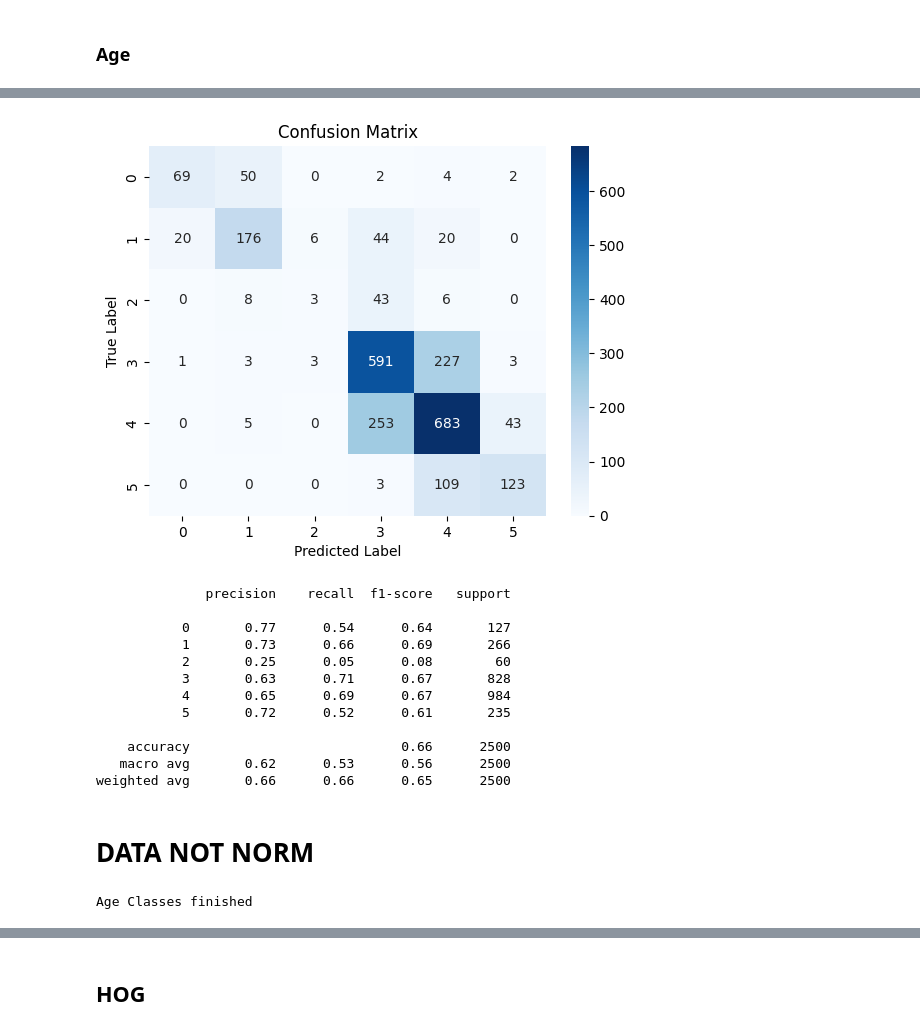
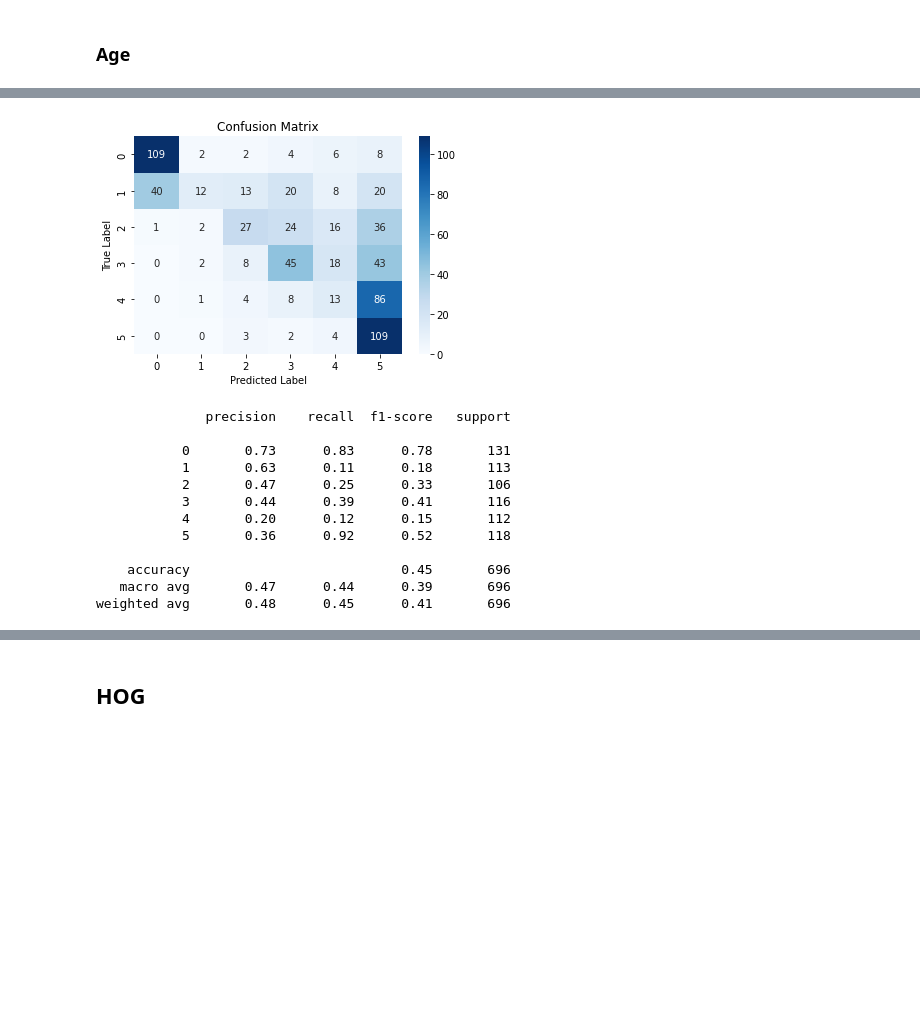
Before and after one commit to ASobreira/Advanced-Machine-Learning, a Jupyter notebook: Project/Project/only_cnn.ipynb, the cells around one changed output, grey strips where cells are left out. Drawn from its saved outputs; the diff is of its cells as text; code cells hidden in the pictures; blank space fills up the shorter version.

```diff
--- a/Project/Project/only_cnn.ipynb
+++ b/Project/Project/only_cnn.ipynb
@@ -285,0 +182,2 @@ https://gist.github.com/mwaskom/de44147ed2974457ad6372750bbe5751
+# %%
+age_categories = to_categorical(y_age_classes, num_classes=6)
@@ -411,7 +327,13 @@ weighted avg       0.89      0.89      0.89      2500
 # %% [markdown]
 ### Age
 # %%
-X_train, X_test, y_train, y_test = train_test_split(X, age_categories, test_size = 0.2, shuffle = True)
+X_train, X_test, y_train, y_test = train_test_split(X_age_classes, age_categories, test_size = 0.2, shuffle = True)
+# %%
+X_train = np.asarray(X_train)
+y_train = np.asarray(y_train)
+
+X_test = np.asarray(X_test)
+y_test = np.asarray(y_test)
 # %%
 model = CNN((200,200,3), 6, 'softmax')
 # %% [output]
@@ -439,6 +361,6 @@ model.compile(loss='categorical_crossentropy',
 
 history_base_age = model.fit(X_train, y_train,
         batch_size=32,
-        epochs=25,
+        epochs=20,
         validation_data=(X_test, y_test),)
 # %% [output]
@@ -462,3 +371,3 @@ Epoch 25/25
 # %%
-prediction_metrics_age(model, X_test, y_test, age_classes)
+prediction_metrics_age(model, X_test, y_test, y_age_classes)
 # %% [output]
@@ -467,15 +376,13 @@ MCC:  0.507577593192628
-[figure, old version]
+[figure, new version]
               precision    recall  f1-score   support
 
-           0       0.77      0.54      0.64       127
-           1       0.73      0.66      0.69       266
-           2       0.25      0.05      0.08        60
-           3       0.63      0.71      0.67       828
-           4       0.65      0.69      0.67       984
-           5       0.72      0.52      0.61       235
+           0       0.73      0.83      0.78       131
+           1       0.63      0.11      0.18       113
+           2       0.47      0.25      0.33       106
+           3       0.44      0.39      0.41       116
+           4       0.20      0.12      0.15       112
+           5       0.36      0.92      0.52       118
 
-    accuracy                           0.66      2500
-   macro avg       0.62      0.53      0.56      2500
-weighted avg       0.66      0.66      0.65      2500
+    accuracy                           0.45       696
+   macro avg       0.47      0.44      0.39       696
+weighted avg       0.48      0.45      0.41       696
-# %% [markdown]
-# DATA NOT NORM
@@ -507,31 +388,0 @@ X = np.squeeze(images)
-# %%
-### Age classes
-age_classes = []
-for i in ages:
-    i = int(i)
-    if i <= 1:
-        age_classes.append(0)
-    if (i>1) and (i<=13):
-        age_classes.append(1)
-    if (i>13) and (i<17):
-        age_classes.append(2)
-    if (i>=17) and (i<30):
-        age_classes.append(3)
-    if (i>=30) and (i<60):
-        age_classes.append(4)
-    if i>=60:
-        age_classes.append(5)
-
-age_labels = ["Baby",   # index 0
-        "Infant",       # index 1
-        "Adolescent",   # index 2
-        "Young Adult",  # index 3
-        "Adult"         # index 4
-        "Old Adult",    # index 5
-        ]
-
-age_categories = to_categorical(age_classes, num_classes=6)
-age_categories[:20]
-print("Age Classes finished")
-# %% [output]
-Age Classes finished
```
Also changed, not shown: parts of 100 cells of this notebook, 19 other files.
